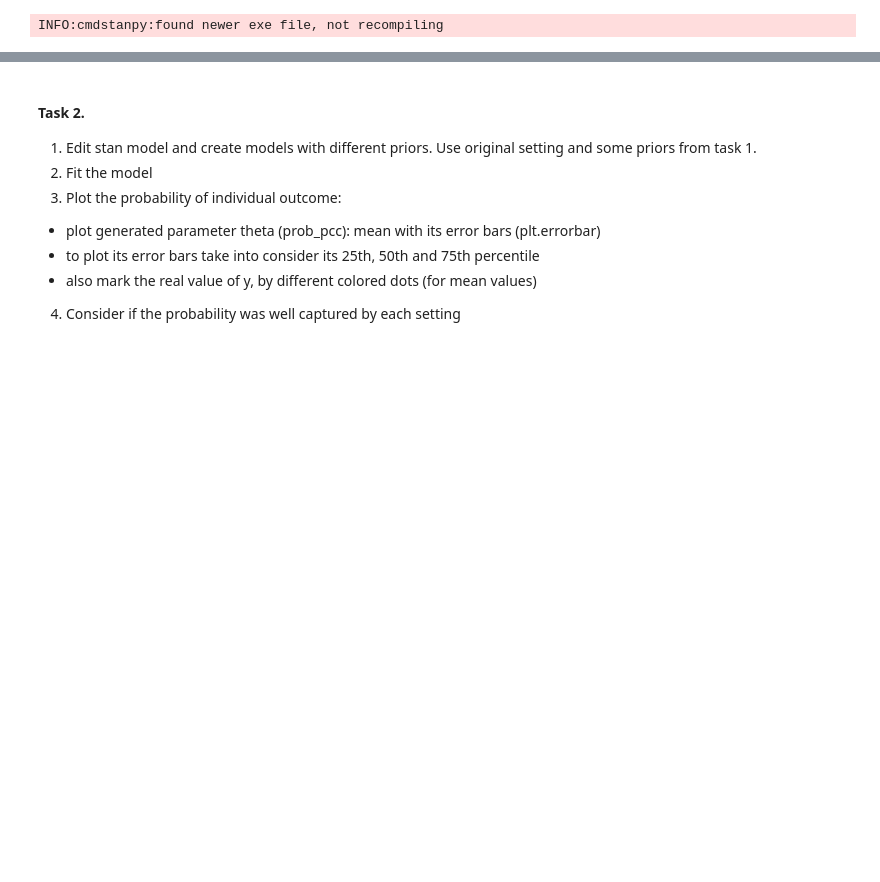
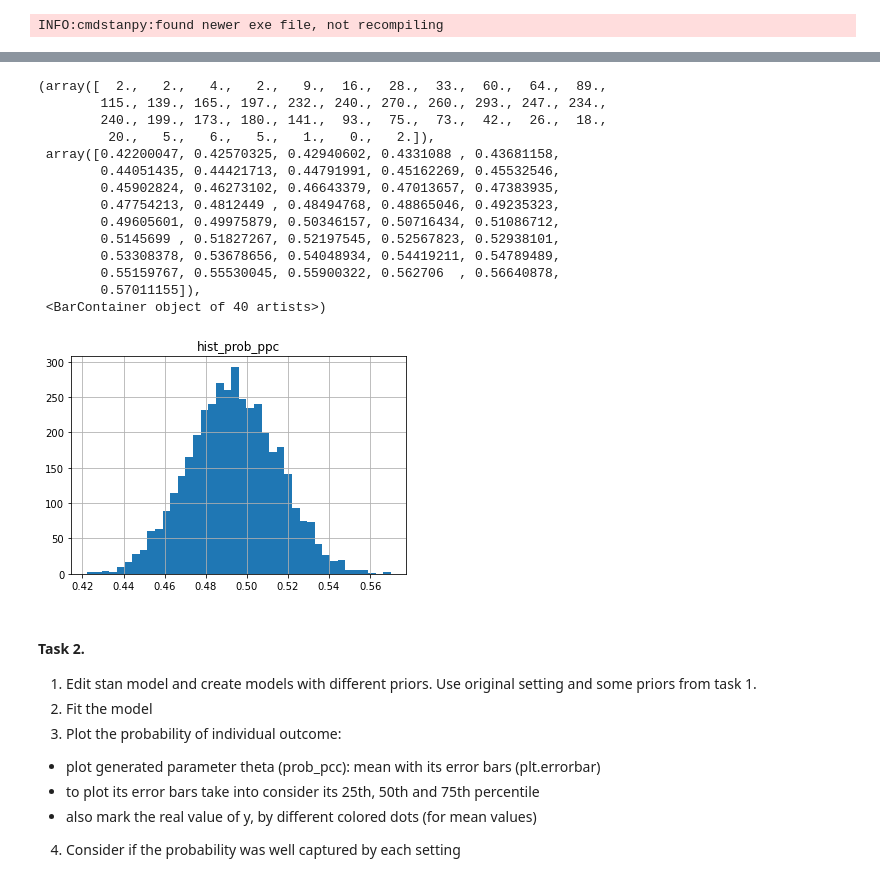
Before and after one commit to awitczak/DataAnalytics, a Jupyter notebook: Lab05/lab5.ipynb, the cells around one changed output, grey strips where cells are left out. Cells and saved outputs as stored; diff of their text form; code cells hidden in the pictures; blank space fills up the shorter version.

```diff
--- a/Lab05/lab5.ipynb
+++ b/Lab05/lab5.ipynb
@@ -141,3 +164,30 @@ plt.plot(estimate_ppc_df)
+# %%
+prob_ppc=(fit.stan_variable('prob_ppc'))
+mean_prob_ppc=[]
+x=0
+for a in prob_ppc:
+    mean_prob_ppc.append(a.mean())
+    x=x+1
+fig, ax = plt.subplots()
+plt.title("hist_prob_ppc")
+plt.grid()
+ax.hist(mean_prob_ppc, bins =40)
+# %% [output]
+(array([  2.,   2.,   4.,   2.,   9.,  16.,  28.,  33.,  60.,  64.,  89.,
+        115., 139., 165., 197., 232., 240., 270., 260., 293., 247., 234.,
+        240., 199., 173., 180., 141.,  93.,  75.,  73.,  42.,  26.,  18.,
+         20.,   5.,   6.,   5.,   1.,   0.,   2.]),
+ array([0.42200047, 0.42570325, 0.42940602, 0.4331088 , 0.43681158,
+        0.44051435, 0.44421713, 0.44791991, 0.45162269, 0.45532546,
+        0.45902824, 0.46273102, 0.46643379, 0.47013657, 0.47383935,
+        0.47754213, 0.4812449 , 0.48494768, 0.48865046, 0.49235323,
+        0.49605601, 0.49975879, 0.50346157, 0.50716434, 0.51086712,
+        0.5145699 , 0.51827267, 0.52197545, 0.52567823, 0.52938101,
+        0.53308378, 0.53678656, 0.54048934, 0.54419211, 0.54789489,
+        0.55159767, 0.55530045, 0.55900322, 0.562706  , 0.56640878,
+        0.57011155]),
+ <BarContainer object of 40 artists>)
+[figure, added]
 # %% [markdown]
 #### Task 2.
 
```
Also changed, not shown: parts of 12 cells of this notebook, 4 other files.
